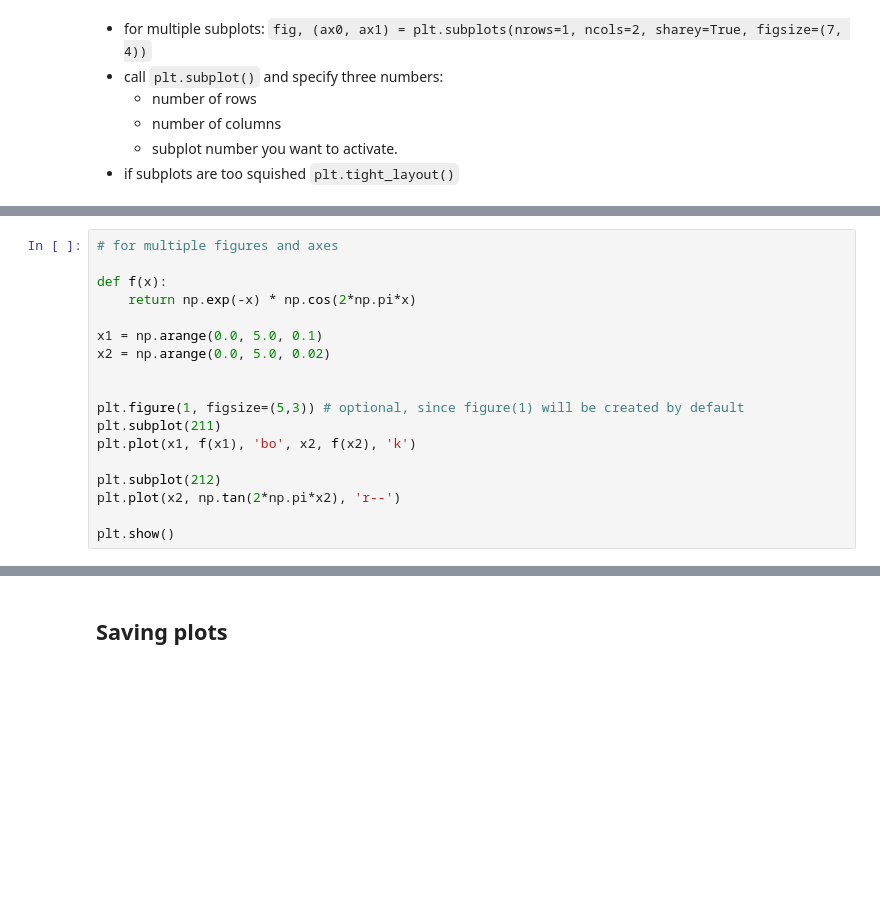
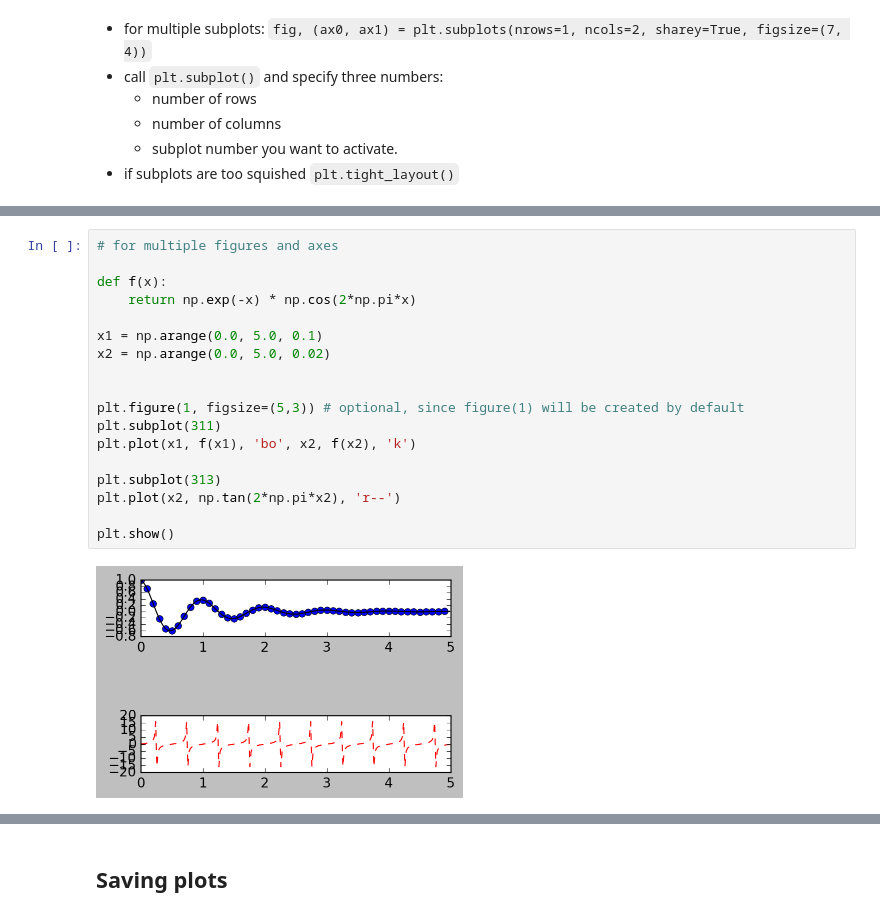
Before and after one commit to iesfsv/Data-Processing-in-Python, a Jupyter notebook: 04_week/04_Lecture_PandasMatplotlib.ipynb, the cells around one changed output, grey strips where cells are left out. Cells and saved outputs as stored; diff of their text form; blank space fills up the shorter version.

```diff
--- a/04_week/04_Lecture_PandasMatplotlib.ipynb
+++ b/04_week/04_Lecture_PandasMatplotlib.ipynb
@@ -572,21 +1302,23 @@ for i in range (1, 5):
 # %%
 # for multiple figures and axes
 
 def f(x):
     return np.exp(-x) * np.cos(2*np.pi*x)
 
 x1 = np.arange(0.0, 5.0, 0.1)
 x2 = np.arange(0.0, 5.0, 0.02)
 
 
 plt.figure(1, figsize=(5,3)) # optional, since figure(1) will be created by default
-plt.subplot(211)
+plt.subplot(311)
 plt.plot(x1, f(x1), 'bo', x2, f(x2), 'k')
 
-plt.subplot(212)
+plt.subplot(313)
 plt.plot(x2, np.tan(2*np.pi*x2), 'r--')
 
 plt.show()
+# %% [output]
+[figure, added]
 # %%
 mu, sigma, n = 100, 15, 10000
 x = np.random.normal(mu, sigma, n)
```
Also changed, not shown: parts of 107 cells of this notebook, 1 other file.
